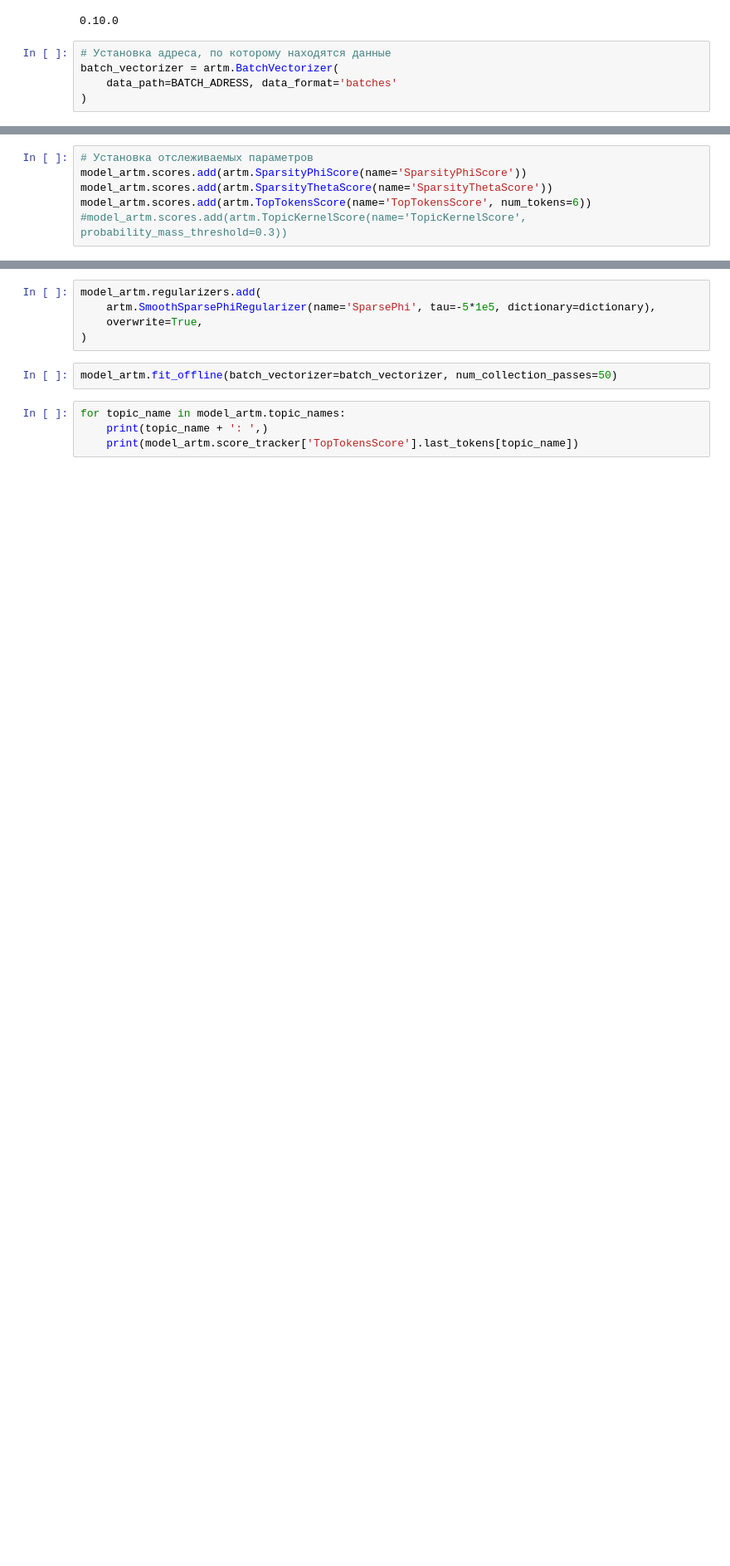
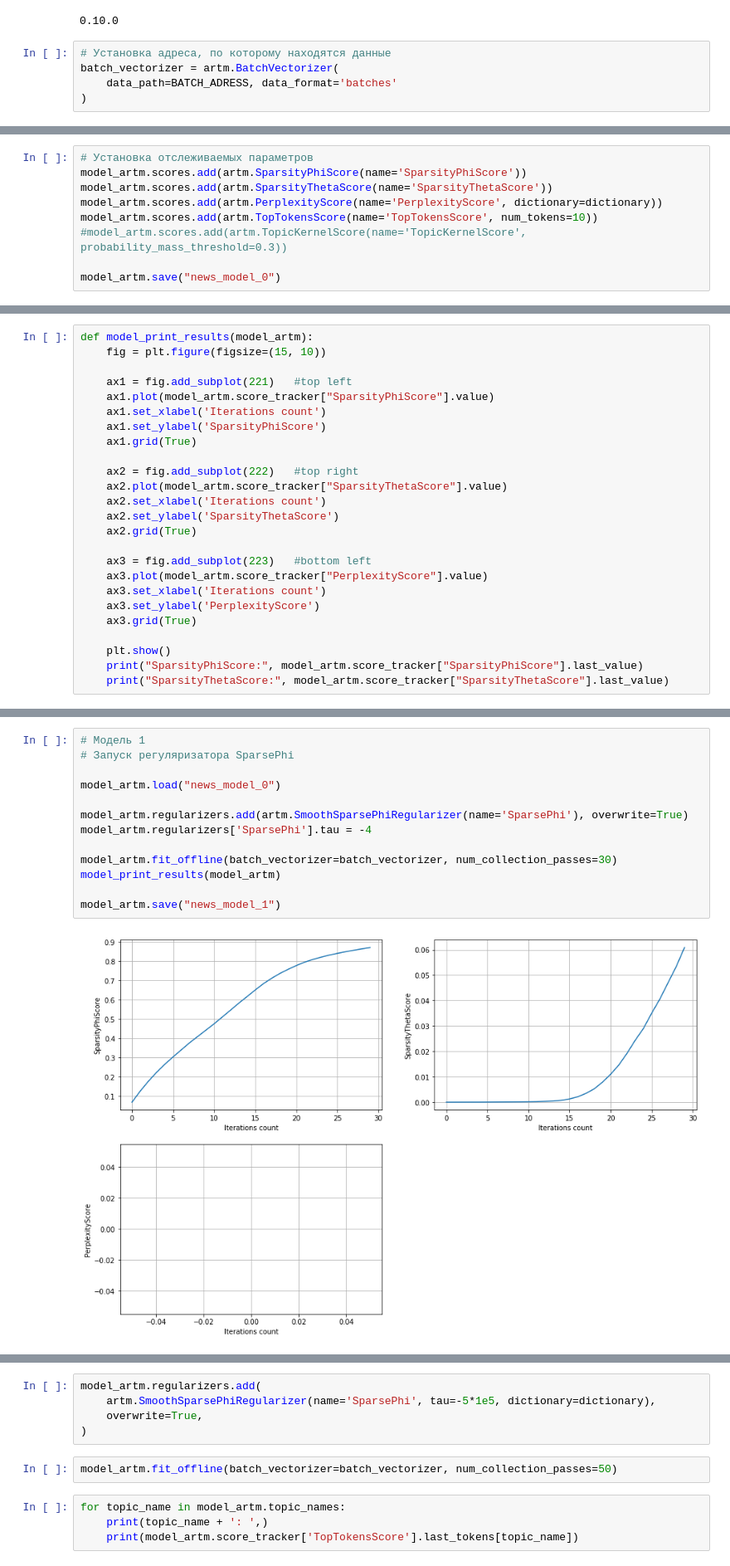
Before and after one commit to Kirmark/bachelor-qualification-work, a Jupyter notebook: application/models/create_model.ipynb, the cells around one changed output, grey strips where cells are left out. Shown: that part at 83% size. Cells and saved outputs as stored; diff of their text form; blank space fills up the shorter version.

Commit message:
игра с моделью

```diff
--- a/application/models/create_model.ipynb
+++ b/application/models/create_model.ipynb
@@ -91,5 +86,8 @@ model_artm.initialize(dictionary=dictionary)
 # Установка отслеживаемых параметров
 model_artm.scores.add(artm.SparsityPhiScore(name='SparsityPhiScore'))
 model_artm.scores.add(artm.SparsityThetaScore(name='SparsityThetaScore'))
-model_artm.scores.add(artm.TopTokensScore(name='TopTokensScore', num_tokens=6))
+model_artm.scores.add(artm.PerplexityScore(name='PerplexityScore', dictionary=dictionary))
+model_artm.scores.add(artm.TopTokensScore(name='TopTokensScore', num_tokens=10))
 #model_artm.scores.add(artm.TopicKernelScore(name='TopicKernelScore', probability_mass_threshold=0.3))
+
+model_artm.save("news_model_0")
@@ -104,0 +94,25 @@ model_artm.num_document_passes = 1
+# %%
+def model_print_results(model_artm):
+    fig = plt.figure(figsize=(15, 10))
+
+    ax1 = fig.add_subplot(221)   #top left
+    ax1.plot(model_artm.score_tracker["SparsityPhiScore"].value)
+    ax1.set_xlabel('Iterations count')
+    ax1.set_ylabel('SparsityPhiScore')
+    ax1.grid(True)
+
+    ax2 = fig.add_subplot(222)   #top right
+    ax2.plot(model_artm.score_tracker["SparsityThetaScore"].value)
+    ax2.set_xlabel('Iterations count')
+    ax2.set_ylabel('SparsityThetaScore')
+    ax2.grid(True)
+
+    ax3 = fig.add_subplot(223)   #bottom left
+    ax3.plot(model_artm.score_tracker["PerplexityScore"].value)
+    ax3.set_xlabel('Iterations count')
+    ax3.set_ylabel('PerplexityScore')
+    ax3.grid(True)
+
+    plt.show()
+    print("SparsityPhiScore:", model_artm.score_tracker["SparsityPhiScore"].last_value)
+    print("SparsityThetaScore:", model_artm.score_tracker["SparsityThetaScore"].last_value)
@@ -104,0 +124,15 @@ model_artm.num_document_passes = 1
+# %%
+# Модель 1
+# Запуск регуляризатора SparsePhi
+
+model_artm.load("news_model_0")
+
+model_artm.regularizers.add(artm.SmoothSparsePhiRegularizer(name='SparsePhi'), overwrite=True)
+model_artm.regularizers['SparsePhi'].tau = -4
+
+model_artm.fit_offline(batch_vectorizer=batch_vectorizer, num_collection_passes=30)
+model_print_results(model_artm)
+
+model_artm.save("news_model_1")
+# %% [output]
+[figure, added]
```
Also changed, not shown: parts of 17 cells of this notebook, 8 other files.
